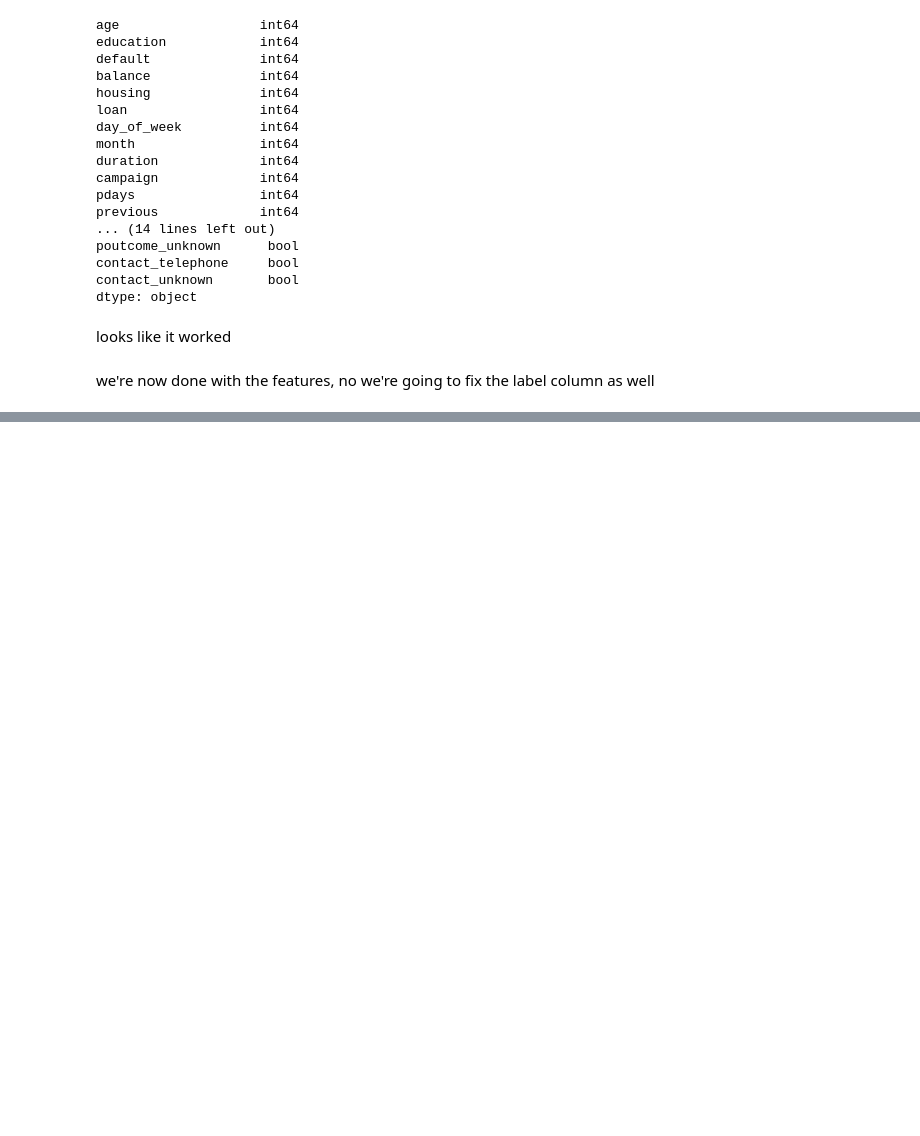
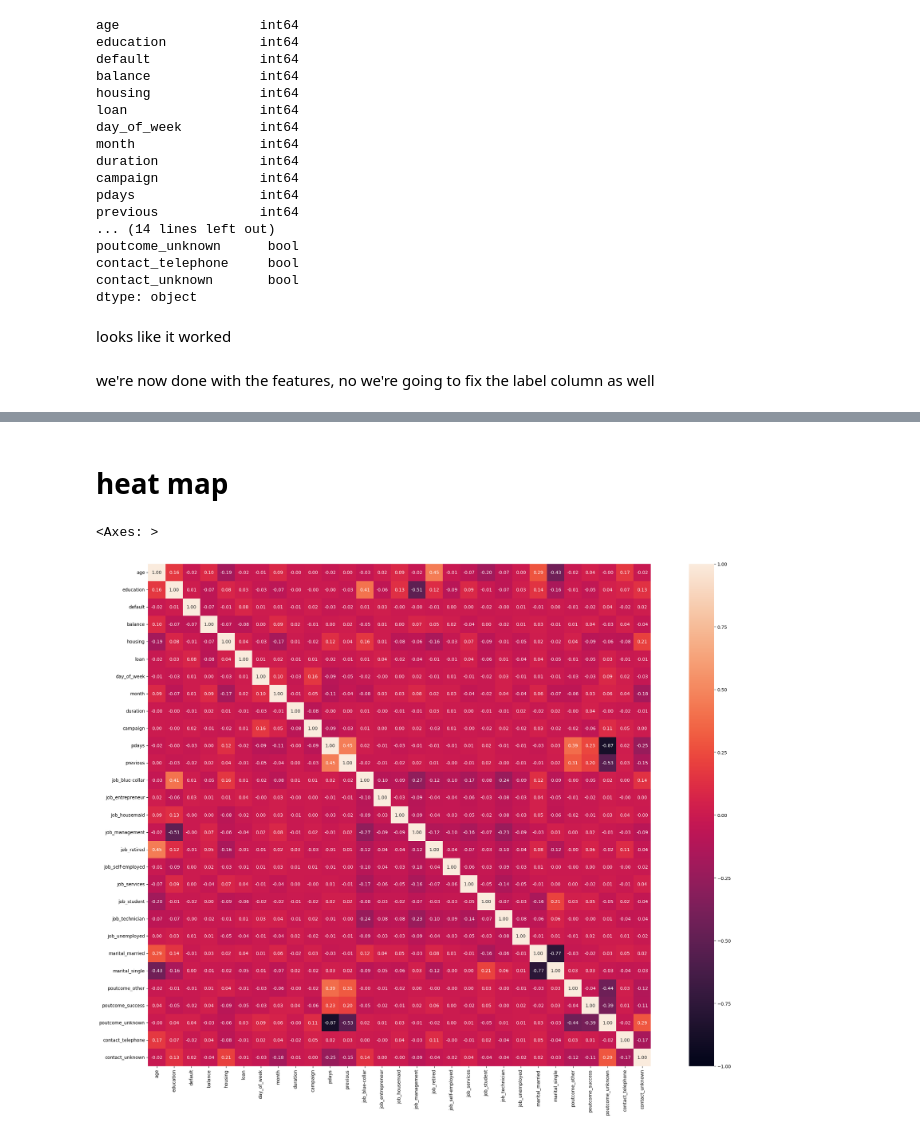
Before and after one commit to MSadegh-Eft/self-organizing-map-ann, a Jupyter notebook: main.ipynb, the cells around one changed output, grey strips where cells are left out. Drawn from its saved outputs; the diff is of its cells as text; code cells hidden in the pictures; blank space fills up the shorter version.

```diff
--- a/main.ipynb
+++ b/main.ipynb
@@ -209,0 +212,2 @@ y['y'] = y['y'].map({'yes': 1, 'no': 0})
+# %%
+X = X.astype(int) # have to convert to plot the distribution
@@ -209,0 +220,7 @@ y['y'] = y['y'].map({'yes': 1, 'no': 0})
+# %% [markdown]
+# heat map
+# %%
+plt.figure(figsize=(30, 20))sns.heatmap(X.corr(numeric_only=True), annot=True, annot_kws={'size': 10}, fmt='.2f', square=True, vmax=1, vmin=-1)
+# %% [output]
+<Axes: >
+[figure, added]
```
Also changed, not shown: parts of 3 cells of this notebook.
